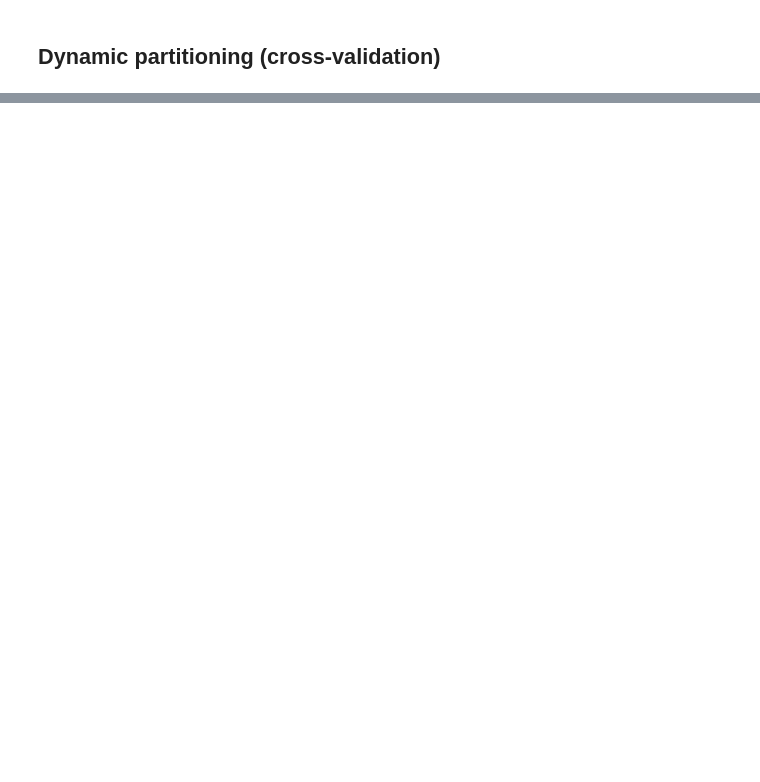
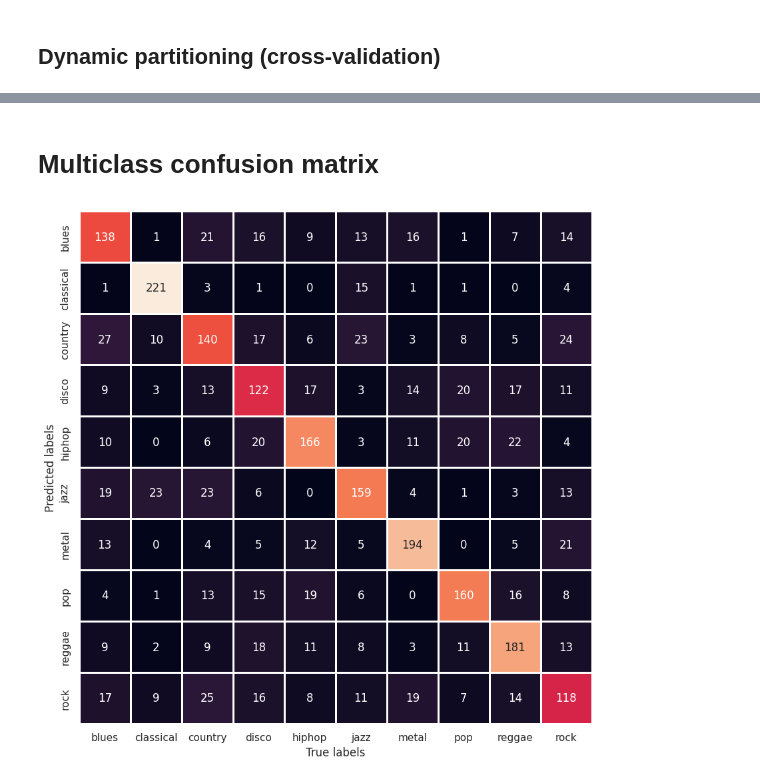
Before and after one commit to albertopirillo/naml-project-2023, a Jupyter notebook: CART_DT.ipynb, the cells around one changed output, grey strips where cells are left out. Cells and saved outputs as stored; diff of their text form; code cells hidden in the pictures; blank space fills up the shorter version.

Commit message:
Add function to plot confusion matrix

```diff
--- a/CART_DT.ipynb
+++ b/CART_DT.ipynb
@@ -157,0 +158,11 @@ plot_evaluation_results(results_df, 'CART Decision Tree classification - Cross-v
+# %% [markdown]
+# Multiclass confusion matrix
+# %%
+from lib import plot_confusion_matrix
+X_train, X_test, y_train, y_test = train_test_split(X, y, test_size=0.25, random_state=0)
+dtree = tree.DecisionTreeClassifier()
+dtree = dtree.fit(X_train, y_train)
+y_pred = dtree.predict(X_test)
+plot_confusion_matrix(y_test, y_pred, genres)
+# %% [output]
+[figure, added]
```
Also changed, not shown: parts of 4 cells of this notebook, 5 other files.
